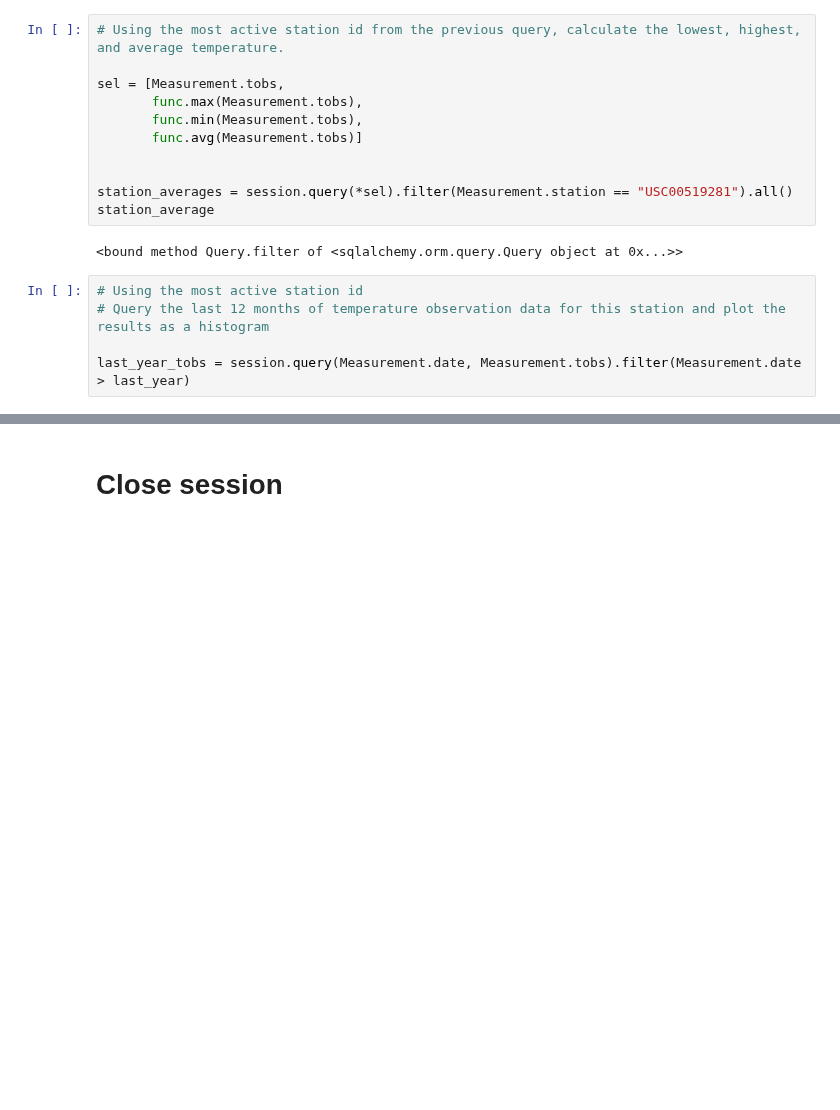
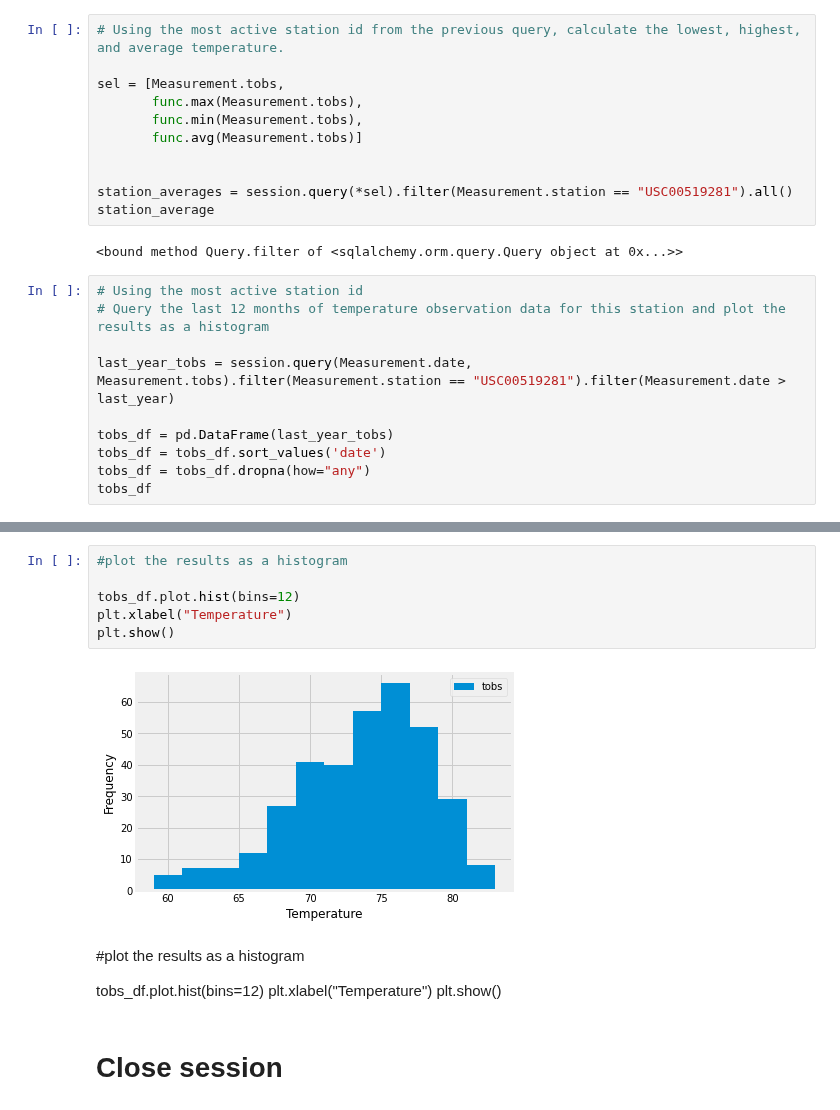
Before and after one commit to PatriceW2/sqlalchemy-challenge, a Jupyter notebook: climate_analysis.ipynb, the cells around one changed output, grey strips where cells are left out. Saved outputs shown, nothing was run; the diff lists cells and outputs as text; blank space fills up the shorter version.

Commit message:
histogram

```diff
--- a/climate_analysis.ipynb
+++ b/climate_analysis.ipynb
@@ -170,4 +170,9 @@ station_average
 # Using the most active station id
 # Query the last 12 months of temperature observation data for this station and plot the results as a histogram
 
-last_year_tobs = session.query(Measurement.date, Measurement.tobs).filter(Measurement.date > last_year)
+last_year_tobs = session.query(Measurement.date, Measurement.tobs).filter(Measurement.station == "USC00519281").filter(Measurement.date > last_year)
+
+tobs_df = pd.DataFrame(last_year_tobs)
+tobs_df = tobs_df.sort_values('date')
+tobs_df = tobs_df.dropna(how="any")
+tobs_df
@@ -174,3 +193,17 @@ last_year_tobs = session.query(Measurement.date, Measurement.tobs).filter(Measur
+# %%
+#plot the results as a histogram
+
+tobs_df.plot.hist(bins=12)
+plt.xlabel("Temperature")
+plt.show()
+# %% [output]
+[figure, added]
+# %% [markdown]
+#plot the results as a histogram
+
+tobs_df.plot.hist(bins=12)
+plt.xlabel("Temperature")
+plt.show()
 # %% [markdown]
 # Close session
 # %%
```
Also changed, not shown: parts of 1 cell of this notebook.
